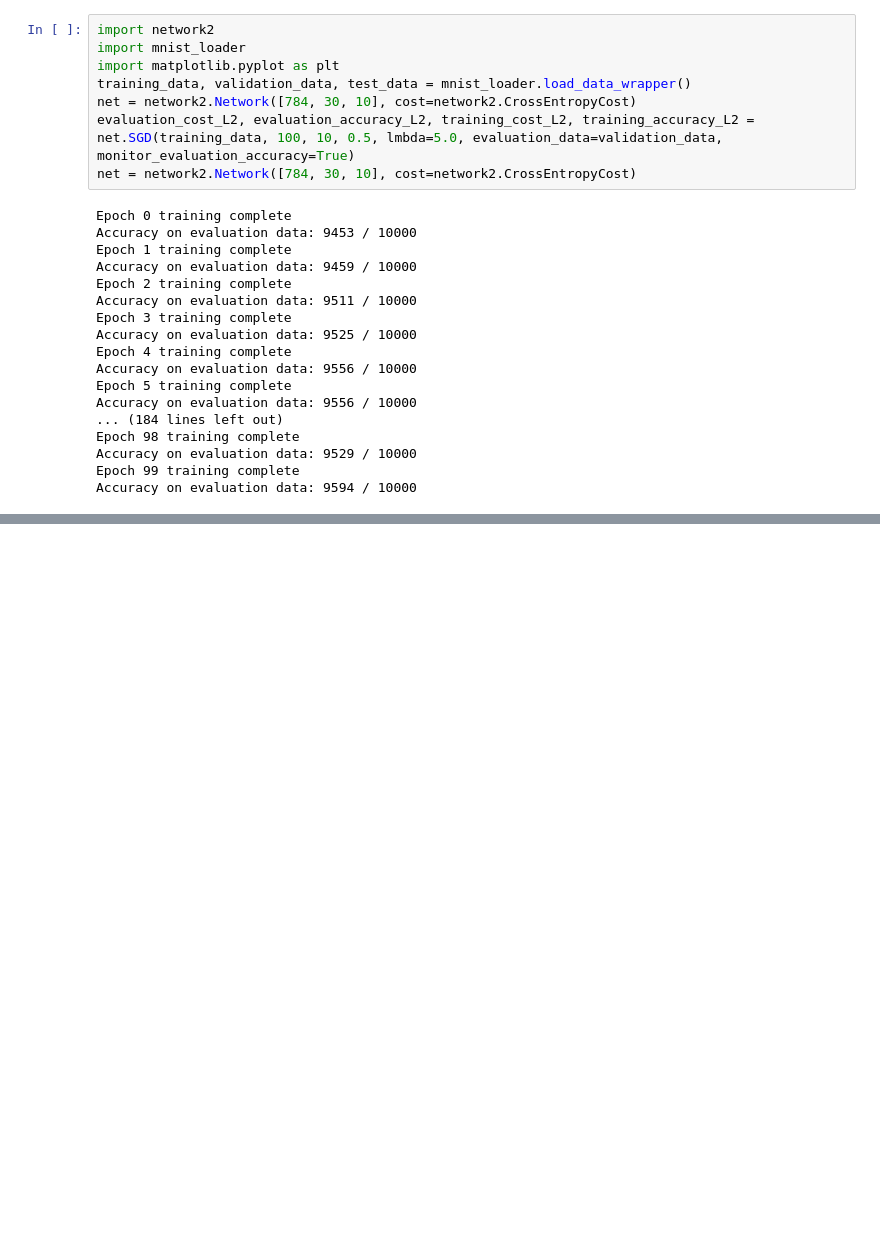
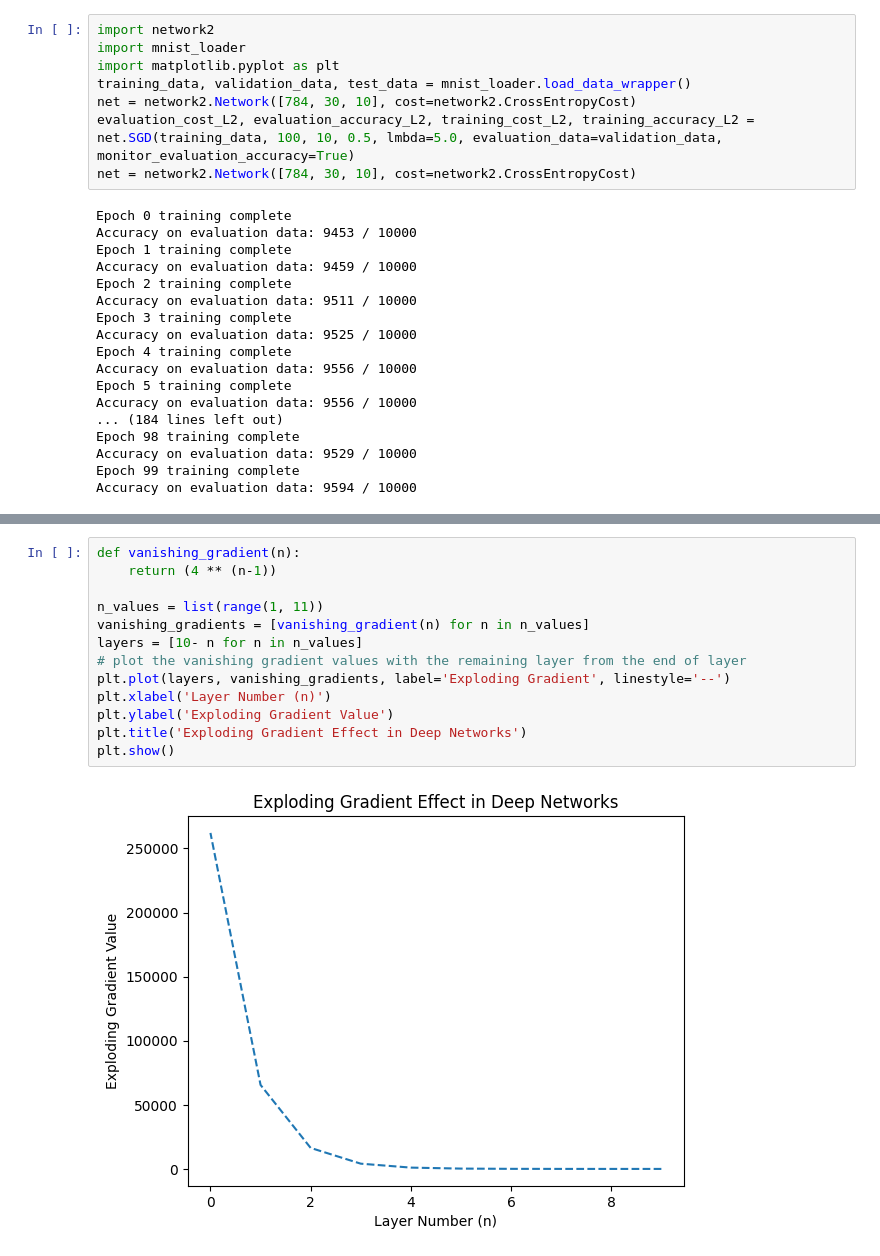
Before and after one commit to zamanmiraz/DSandML-Notebooks, a Jupyter notebook: NN_from_scratch/NN_from_Scratch.ipynb, the cells around one changed output, grey strips where cells are left out. Saved outputs shown, nothing was run; the diff lists cells and outputs as text; blank space fills up the shorter version.

```diff
--- a/NN_from_scratch/NN_from_Scratch.ipynb
+++ b/NN_from_scratch/NN_from_Scratch.ipynb
@@ -304,0 +316,15 @@ Accuracy on evaluation data: 9594 / 10000
+# %%
+def vanishing_gradient(n):
+    return (4 ** (n-1))
+
+n_values = list(range(1, 11))
+vanishing_gradients = [vanishing_gradient(n) for n in n_values]
+layers = [10- n for n in n_values]
+# plot the vanishing gradient values with the remaining layer from the end of layer
+plt.plot(layers, vanishing_gradients, label='Exploding Gradient', linestyle='--')
+plt.xlabel('Layer Number (n)')
+plt.ylabel('Exploding Gradient Value')
+plt.title('Exploding Gradient Effect in Deep Networks')
+plt.show()
+# %% [output]
+[figure, added]
```
Also changed, not shown: parts of 1 cell of this notebook, 2 other files.
